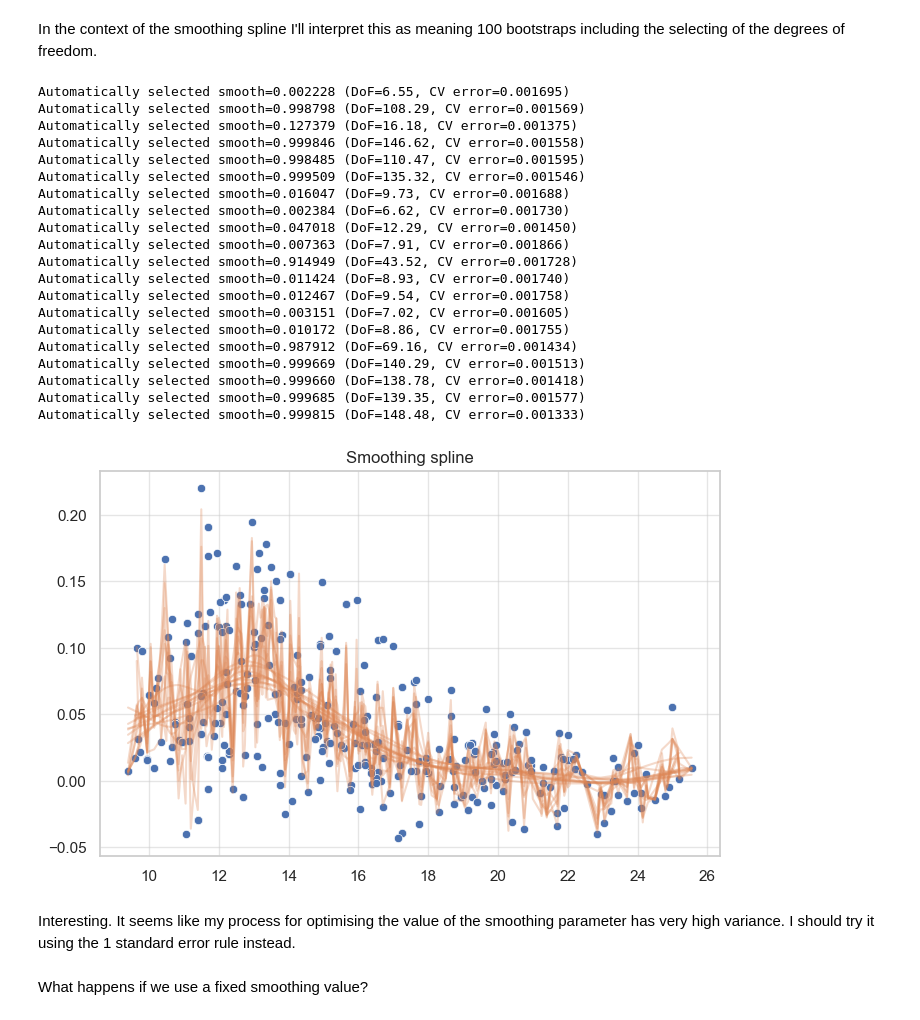
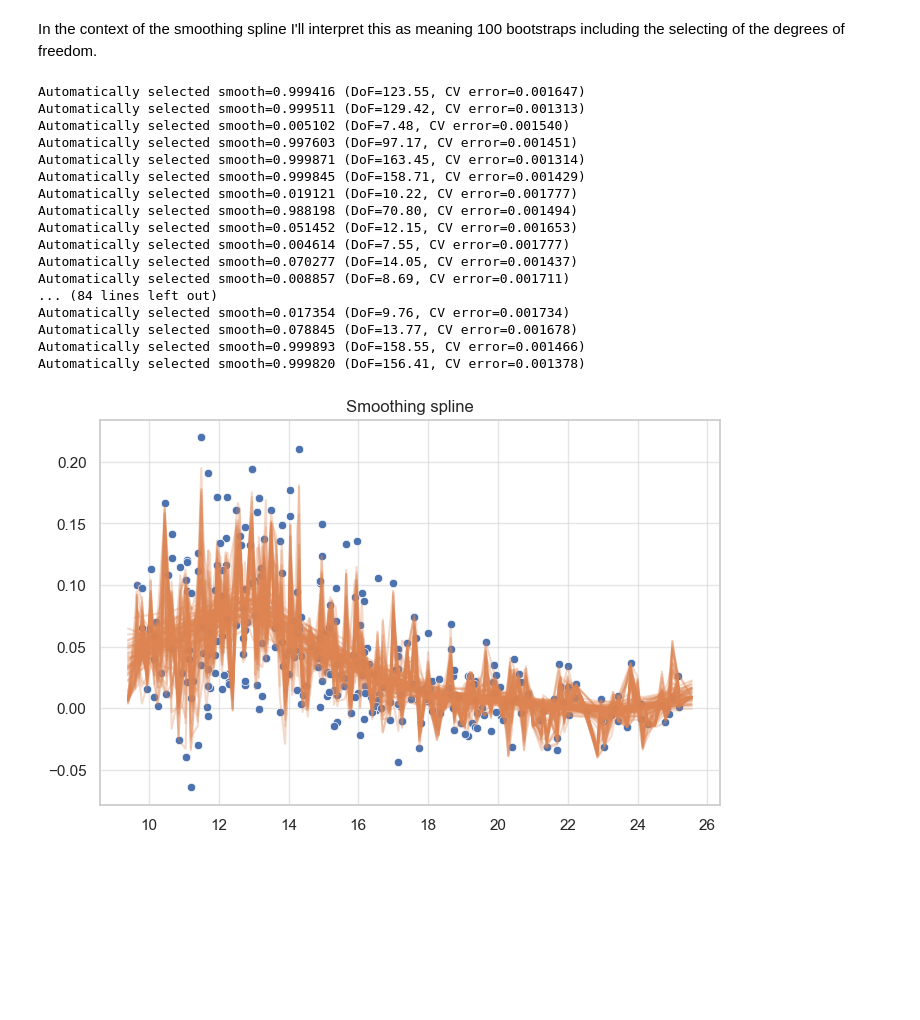
Before and after one commit to chris-leonard/elements-of-statistical-learning, a Jupyter notebook: chapter-8/chapter-8-exercises.ipynb, the cells around one changed output. Drawn from its saved outputs; the diff is of its cells as text; code cells hidden in the pictures; blank space fills up the shorter version.

```diff
--- a/chapter-8/chapter-8-exercises.ipynb
+++ b/chapter-8/chapter-8-exercises.ipynb
@@ -262,7 +331,0 @@ class SmoothingSpline():
-# %%
-smoothing_spline_model = SmoothingSpline(bone_data['age'], bone_data['spnbmd'])
-
-smooth_values = np.linspace(0.0005, 0.008, 100)
-_, _, ax = smoothing_spline_model.perform_grid_search(smooth_values)
-ax.plot(smoothing_spline_model.smooth, smoothing_spline_model.cv_error, marker='o', label="Optimal smoothing")
-ax.legend();
@@ -271,0 +595,6 @@ Automatically selected smooth=0.001380 (DoF=6.83, CV error=0.001665)
+# %%
+smoothing_spline_model = SmoothingSplineWeighted(bone_data['age'], bone_data['spnbmd'])
+
+smooth_values = np.logspace(-6, -2, 500)
+_, _, _, ax = smoothing_spline_model.perform_grid_search(smooth_values)
+ax.set(xscale="log");
@@ -514,57 +852,48 @@ Possibly the Bayesian implementation has wider confidence bounds.
 # %% [markdown]
 In the context of the smoothing spline I'll interpret this as meaning 100 bootstraps including the selecting of the degrees of freedom.
 # %%
-n_bootstrap = 20
+n_bootstrap = 100
 degrees_of_freedom = []
 bootstrap_x = []
 bootstrap_y = []
 
 fig, ax = plt.subplots(figsize=(8, 5))
 for i in range(n_bootstrap):
     # Sample with replacement
     sample_indices = np.random.choice(len(bone_data), size=len(bone_data), replace=True)
     sample_data = bone_data.iloc[sample_indices].reset_index(drop=True)
 
     # Fit smoothing spline to the bootstrap sample
     bootstrap_spline_model = SmoothingSpline(sample_data['age'], sample_data['spnbmd'])
 
     degrees_of_freedom.append(bootstrap_spline_model.dof)
 
     # Plot the bootstrap spline
     x, y, _ = bootstrap_spline_model.get_training_predictions_with_std_errors()
     bootstrap_x.append(x)
     bootstrap_y.append(y)
 
     plot_data = (i == 0)
     bootstrap_spline_model.plot_training_predictions(confidence_level=None, spline_alpha=0.3, plot_data=plot_data, ax=ax)
 
 
 ax.get_legend().remove()
 # %% [output]
-Automatically selected smooth=0.002228 (DoF=6.55, CV error=0.001695)
-Automatically selected smooth=0.998798 (DoF=108.29, CV error=0.001569)
-Automatically selected smooth=0.127379 (DoF=16.18, CV error=0.001375)
-Automatically selected smooth=0.999846 (DoF=146.62, CV error=0.001558)
-Automatically selected smooth=0.998485 (DoF=110.47, CV error=0.001595)
-Automatically selected smooth=0.999509 (DoF=135.32, CV error=0.001546)
-Automatically selected smooth=0.016047 (DoF=9.73, CV error=0.001688)
-Automatically selected smooth=0.002384 (DoF=6.62, CV error=0.001730)
-Automatically selected smooth=0.047018 (DoF=12.29, CV error=0.001450)
-Automatically selected smooth=0.007363 (DoF=7.91, CV error=0.001866)
-Automatically selected smooth=0.914949 (DoF=43.52, CV error=0.001728)
-Automatically selected smooth=0.011424 (DoF=8.93, CV error=0.001740)
-Automatically selected smooth=0.012467 (DoF=9.54, CV error=0.001758)
-Automatically selected smooth=0.003151 (DoF=7.02, CV error=0.001605)
-Automatically selected smooth=0.010172 (DoF=8.86, CV error=0.001755)
-Automatically selected smooth=0.987912 (DoF=69.16, CV error=0.001434)
-Automatically selected smooth=0.999669 (DoF=140.29, CV error=0.001513)
-Automatically selected smooth=0.999660 (DoF=138.78, CV error=0.001418)
-Automatically selected smooth=0.999685 (DoF=139.35, CV error=0.001577)
-Automatically selected smooth=0.999815 (DoF=148.48, CV error=0.001333)
+Automatically selected smooth=0.999416 (DoF=123.55, CV error=0.001647)
+Automatically selected smooth=0.999511 (DoF=129.42, CV error=0.001313)
+Automatically selected smooth=0.005102 (DoF=7.48, CV error=0.001540)
+Automatically selected smooth=0.997603 (DoF=97.17, CV error=0.001451)
+Automatically selected smooth=0.999871 (DoF=163.45, CV error=0.001314)
+Automatically selected smooth=0.999845 (DoF=158.71, CV error=0.001429)
+Automatically selected smooth=0.019121 (DoF=10.22, CV error=0.001777)
+Automatically selected smooth=0.988198 (DoF=70.80, CV error=0.001494)
+Automatically selected smooth=0.051452 (DoF=12.15, CV error=0.001653)
+Automatically selected smooth=0.004614 (DoF=7.55, CV error=0.001777)
+Automatically selected smooth=0.070277 (DoF=14.05, CV error=0.001437)
+Automatically selected smooth=0.008857 (DoF=8.69, CV error=0.001711)
+... (84 lines left out)
+Automatically selected smooth=0.017354 (DoF=9.76, CV error=0.001734)
+Automatically selected smooth=0.078845 (DoF=13.77, CV error=0.001678)
+Automatically selected smooth=0.999893 (DoF=158.55, CV error=0.001466)
+Automatically selected smooth=0.999820 (DoF=156.41, CV error=0.001378)
-[figure, old version]
+[figure, new version]
-# %% [markdown]
-Interesting.
-It seems like my process for optimising the value of the smoothing parameter has very high variance.
-I should try it using the 1 standard error rule instead.
-# %% [markdown]
-What happens if we use a fixed smoothing value?
```
Also changed, not shown: parts of 60 cells of this notebook.
